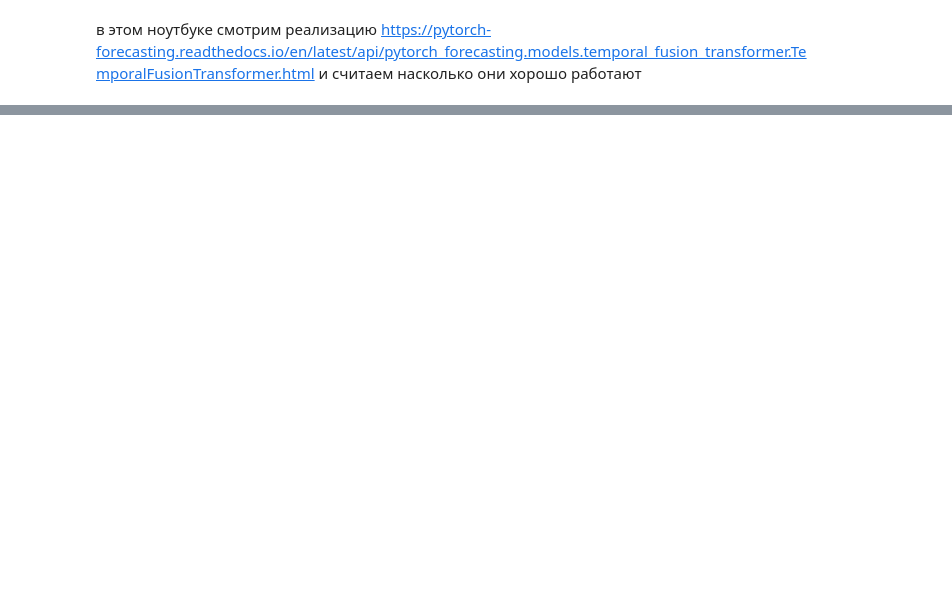
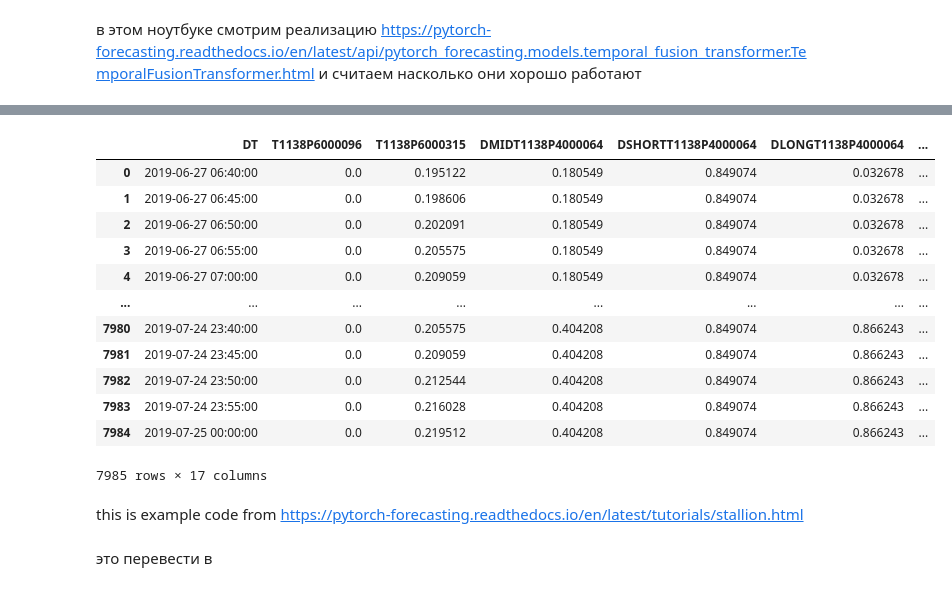
Before and after one commit to ksetdekov/ts_transformers, a Jupyter notebook: pytorch_forecasting.ipynb, the cells around one changed output, grey strips where cells are left out. Cells and saved outputs as stored; diff of their text form; code cells hidden in the pictures; blank space fills up the shorter version.

Commit message:
added new cod on pyrorch forecasting

```diff
--- a/pytorch_forecasting.ipynb
+++ b/pytorch_forecasting.ipynb
@@ -32,3 +229,19 @@ data = ...
+# %%
+pd.read_csv('pump1.gz')
+# %% [output]
+|  | DT | T1138P6000096 | T1138P6000315 | DMIDT1138P4000064 | DSHORTT1138P4000064 | DLONGT1138P4000064 | ... |
+| 0 | 2019-06-27 06:40:00 | 0.0 | 0.195122 | 0.180549 | 0.849074 | 0.032678 | ... |
+| 1 | 2019-06-27 06:45:00 | 0.0 | 0.198606 | 0.180549 | 0.849074 | 0.032678 | ... |
+| 2 | 2019-06-27 06:50:00 | 0.0 | 0.202091 | 0.180549 | 0.849074 | 0.032678 | ... |
+| 3 | 2019-06-27 06:55:00 | 0.0 | 0.205575 | 0.180549 | 0.849074 | 0.032678 | ... |
+| 4 | 2019-06-27 07:00:00 | 0.0 | 0.209059 | 0.180549 | 0.849074 | 0.032678 | ... |
+| ... | ... | ... | ... | ... | ... | ... | ... |
+| 7980 | 2019-07-24 23:40:00 | 0.0 | 0.205575 | 0.404208 | 0.849074 | 0.866243 | ... |
+| 7981 | 2019-07-24 23:45:00 | 0.0 | 0.209059 | 0.404208 | 0.849074 | 0.866243 | ... |
+| 7982 | 2019-07-24 23:50:00 | 0.0 | 0.212544 | 0.404208 | 0.849074 | 0.866243 | ... |
+| 7983 | 2019-07-24 23:55:00 | 0.0 | 0.216028 | 0.404208 | 0.849074 | 0.866243 | ... |
+| 7984 | 2019-07-25 00:00:00 | 0.0 | 0.219512 | 0.404208 | 0.849074 | 0.866243 | ... |
+7985 rows × 17 columns
 # %%
 
 # define dataset
@@ -54,0 +251,2 @@ training = TimeSeriesDataSet(
+# %% [markdown]
+this is  example code from https://pytorch-forecasting.readthedocs.io/en/latest/tutorials/stallion.html
@@ -54,0 +257,2 @@ training = TimeSeriesDataSet(
+# %% [markdown]
+это перевести в
```
Also changed, not shown: parts of 25 cells of this notebook.
